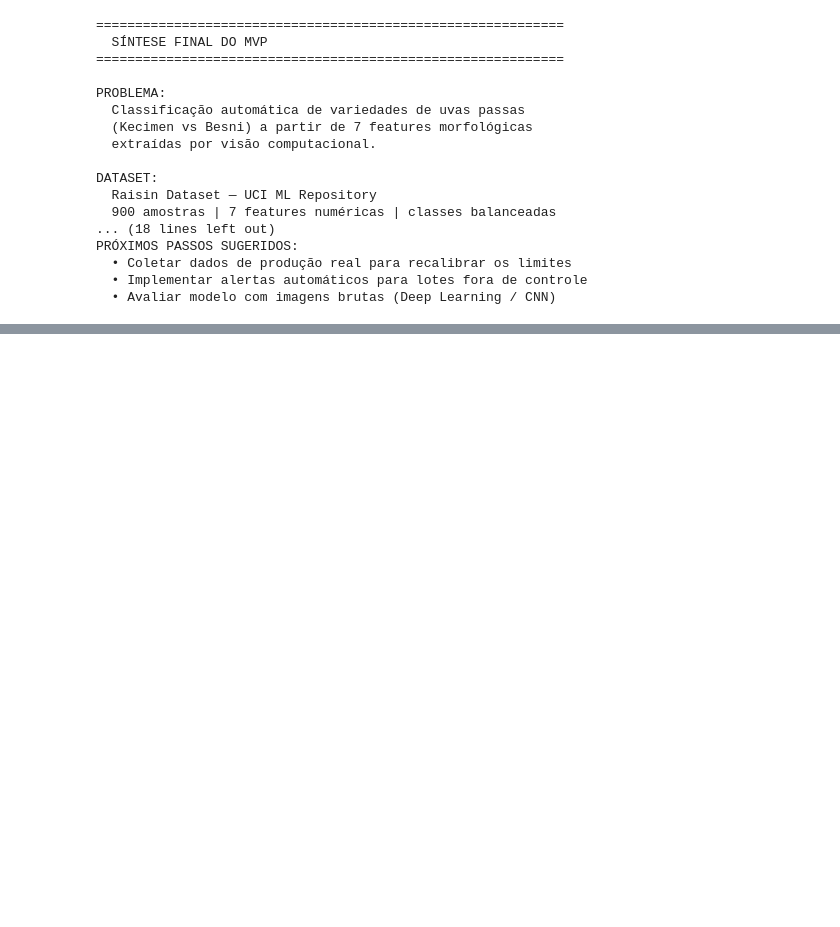
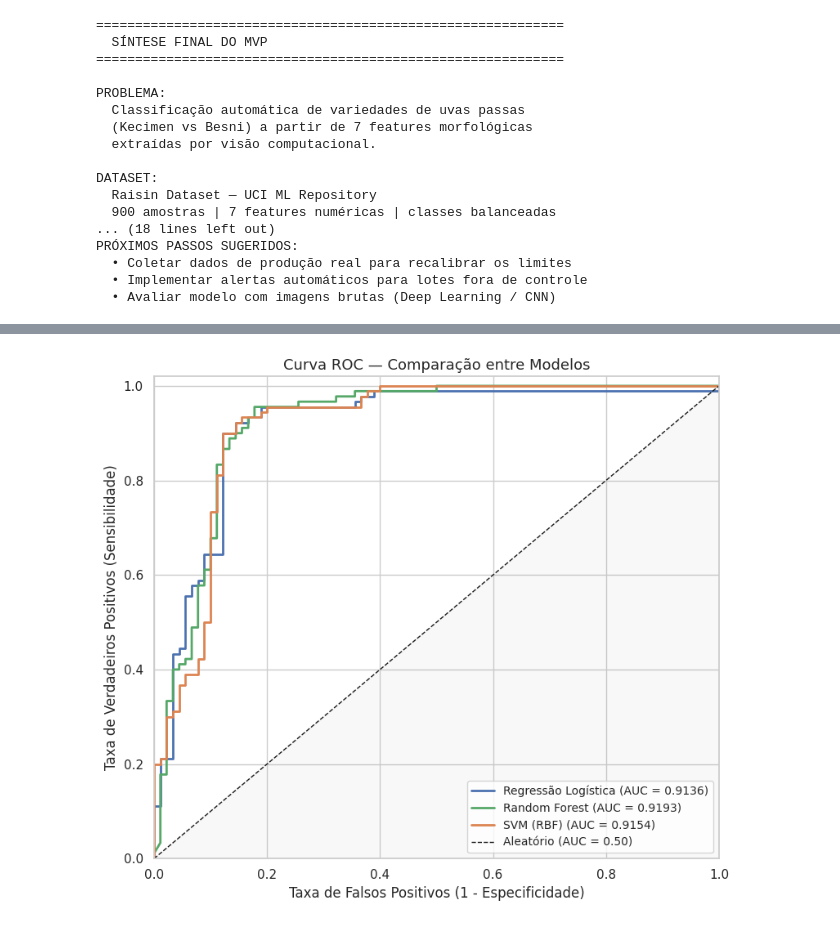
Before and after one commit to Isadora220825/MVP_CEP_Raisin-Quality-Control, a Jupyter notebook: MVP_(Raisin_Quality_Control)_Isadora_Messenberg_231013387.ipynb, the cells around one changed output, grey strips where cells are left out. Drawn from its saved outputs; the diff is of its cells as text; code cells hidden in the pictures; blank space fills up the shorter version.

```diff
--- a/MVP_(Raisin_Quality_Control)_Isadora_Messenberg_231013387.ipynb
+++ b/MVP_(Raisin_Quality_Control)_Isadora_Messenberg_231013387.ipynb
@@ -1651,0 +1762,50 @@ PRÓXIMOS PASSOS SUGERIDOS:
+# %%
+# CÉLULA 41 — Curva ROC e AUC
+# ============================================================
+
+# Explicação: a curva ROC (Receiver Operating Characteristic)
+# mostra o trade-off entre Taxa de Verdadeiros Positivos (sensibilidade)
+# e Taxa de Falsos Positivos (1 - especificidade) em todos os
+# limiares de decisão possíveis.
+# AUC (Area Under Curve) = 1.0 → modelo perfeito
+# AUC = 0.5 → modelo aleatório (igual ao baseline)
+
+from sklearn.metrics import roc_curve, auc, RocCurveDisplay
+
+# Explicação: precisamos das probabilidades, não só das classes
+# Convertemos o target para 0/1 (Besni=0, Kecimen=1)
+from sklearn.preprocessing import LabelEncoder
+le = LabelEncoder()
+y_test_bin = le.fit_transform(y_test)   # Besni=0, Kecimen=1
+
+fig, ax = plt.subplots(figsize=(8, 7))
+
+cores_roc = {
+    'Regressão Logística': ('#4C72B0', logreg_final, X_test_scaled),
+    'Random Forest':       ('#55A868', rf_final,     X_test),
+    'SVM (RBF)':           ('#DD8452', svm_final,    X_test_scaled),
+}
+
+for nome, (cor, modelo, X_tst) in cores_roc.items():
+    # Explicação: predict_proba retorna [prob_Besni, prob_Kecimen]
+    # usamos a probabilidade da classe positiva (Kecimen = índice 1)
+    proba = modelo.predict_proba(X_tst)[:, 1]
+    fpr, tpr, _ = roc_curve(y_test_bin, proba)
+    auc_score = auc(fpr, tpr)
+    ax.plot(fpr, tpr, color=cor, linewidth=2,
+            label=f'{nome} (AUC = {auc_score:.4f})')
+
+# Explicação: linha diagonal = modelo aleatório (AUC = 0.5)
+ax.plot([0, 1], [0, 1], 'k--', linewidth=1, label='Aleatório (AUC = 0.50)')
+ax.fill_between([0, 1], [0, 1], alpha=0.05, color='gray')
+
+ax.set_xlabel('Taxa de Falsos Positivos (1 - Especificidade)', fontsize=12)
+ax.set_ylabel('Taxa de Verdadeiros Positivos (Sensibilidade)', fontsize=12)
+ax.set_title('Curva ROC — Comparação entre Modelos', fontsize=13)
+ax.legend(fontsize=10)
+ax.set_xlim([0, 1])
+ax.set_ylim([0, 1.02])
+plt.tight_layout()
+plt.show()
+# %% [output]
+[figure, added]
```
Also changed, not shown: parts of 9 cells of this notebook.
